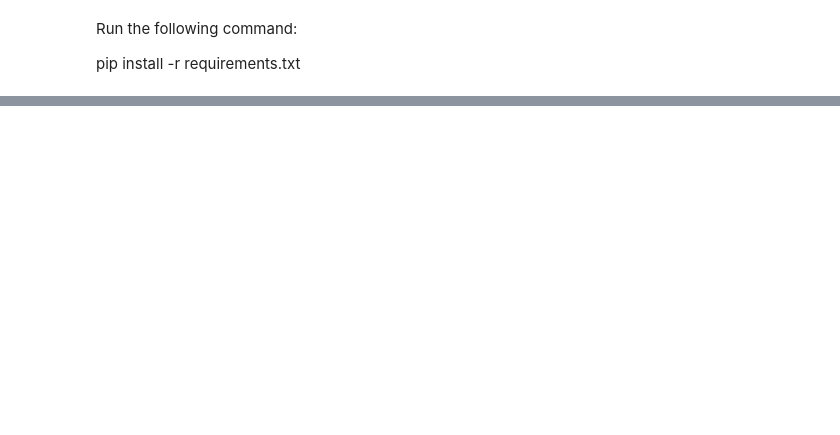
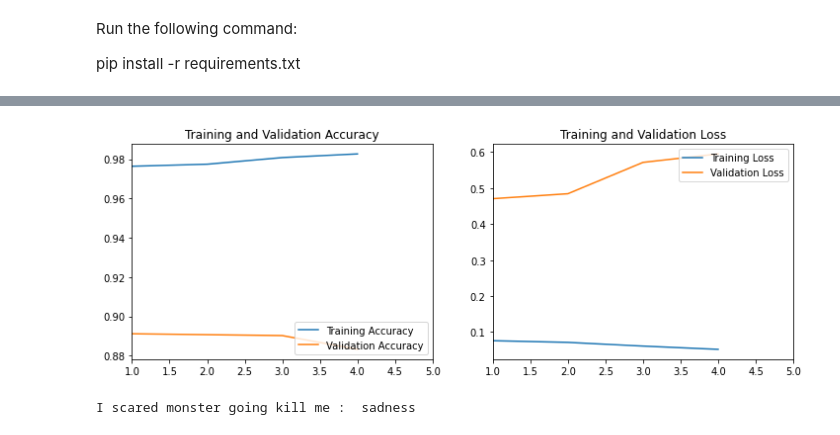
Before and after one commit to hassanali1228/twitter-emotion-bot, a Jupyter notebook: Twitter.ipynb, the cells around one changed output, grey strips where cells are left out. Drawn from its saved outputs; the diff is of its cells as text; code cells hidden in the pictures; blank space fills up the shorter version.

```diff
--- a/Twitter.ipynb
+++ b/Twitter.ipynb
@@ -102,2 +47,0 @@ ValueError: This model has not yet been built. Build the model first by calling
-# %%
-model.fit(x_train, y_train,epochs=10,batch_size =32,verbose=2)
@@ -135,0 +190,18 @@ print(check(predictions[0]))
+# %%
+model.compile(loss=tf.keras.losses.SparseCategoricalCrossentropy(),
+              optimizer=tf.keras.optimizers.Adam(learning_rate=0.001),
+              metrics=['accuracy'])
+# %%
+import time
+start = time.perf_counter()
+early_stopping = callbacks.EarlyStopping(monitor ="val_loss",
+                                         mode ="min", patience=3)
+
+history = model.fit(X_train, y_train,
+                    epochs=50,
+                    validation_data=(X_val, y_val),
+                    callbacks=[early_stopping],
+                    shuffle=True)
+
+elapsed = time.perf_counter() - start
+print('Elapsed %.3f seconds.' % elapsed)
@@ -135,0 +218,57 @@ print(check(predictions[0]))
+# %%
+# Plotting accuracy and val_accuracy
+acc = history.history['accuracy']
+val_acc = history.history['val_accuracy']
+
+loss = history.history['loss']
+val_loss = history.history['val_loss']
+
+epochs_range = range(1, len(val_acc)+1)
+plt.figure(figsize=(12, 4))
+
+plt.subplot(1, 2, 1)
+plt.plot(epochs_range, acc, label='Training Accuracy')
+plt.plot(epochs_range, val_acc, label='Validation Accuracy')
+plt.legend(loc='lower right')
+plt.xlim(1, len(val_acc)+1)
+plt.title('Training and Validation Accuracy')
+
+plt.subplot(1, 2, 2)
+plt.plot(epochs_range, loss, label='Training Loss')
+plt.plot(epochs_range, val_loss, label='Validation Loss')
+plt.legend(loc='upper right')
+plt.xlim(1, len(val_acc)+1)
+plt.title('Training and Validation Loss')
+plt.show()
+# %% [output]
+[figure, added]
+# %%
+mention = api.mentions_timeline()
+
+tweet = mention[0]
+
+tweet_id=tweet.in_reply_to_status_id
+
+stimulus= cleaning_text(api.get_status(id=tweet_id, tweet_mode="extended").full_text)
+
+samples_to_predict = np.array([stimulus])
+
+tokenizer = Tokenizer(num_words=5000)
+sequence_dict = tokenizer.word_index
+word_dict = dict((num, val) for (val, num) in sequence_dict.items())
+
+tokenizer.fit_on_texts(samples_to_predict)
+
+train_sequences = tokenizer.texts_to_sequences(samples_to_predict)
+train_padded = pad_sequences(train_sequences,
+                                maxlen=100,
+                                truncating='post',
+                                padding='post')
+
+value_arr = model.predict(train_padded)
+
+key = {0:"sadness", 1:"anger", 2:"love", 3:"surprise", 4:"fear", 5:"happy"}
+
+print(stimulus,": ",key[np.argmax(value_arr)])
+# %% [output]
+I scared monster going kill me :  sadness
```
Also changed, not shown: parts of 27 cells of this notebook, 4 other files.
